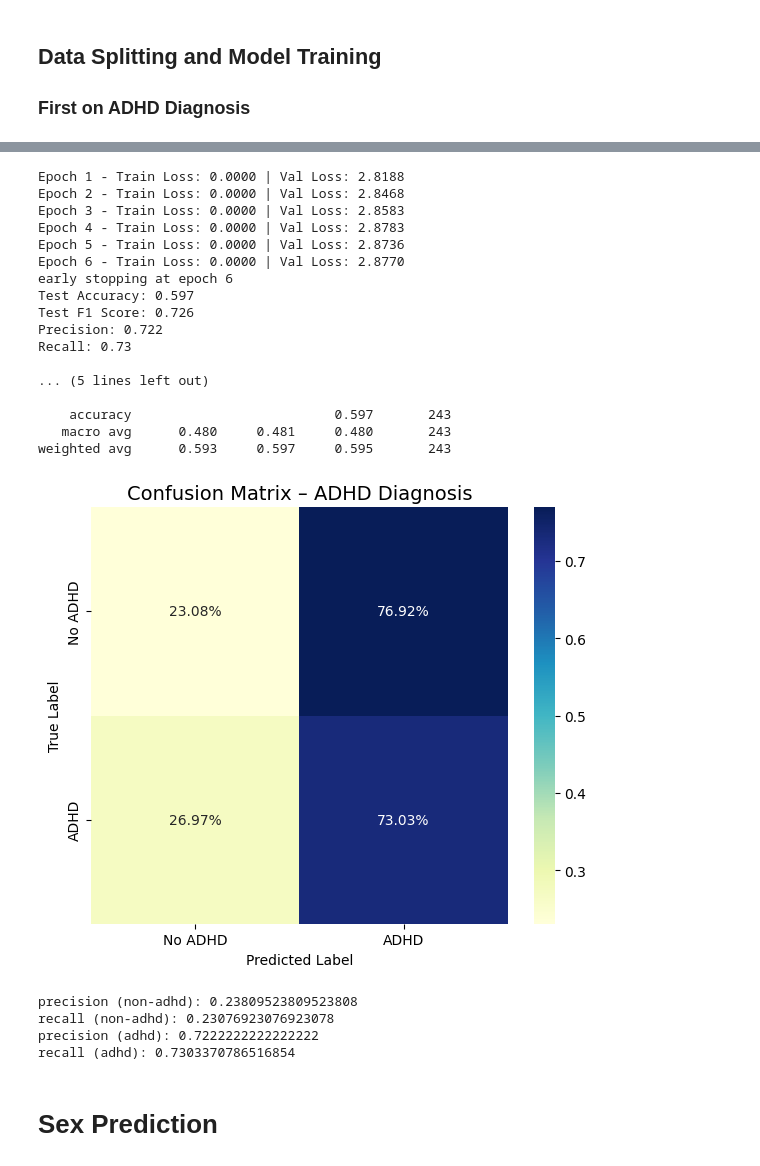
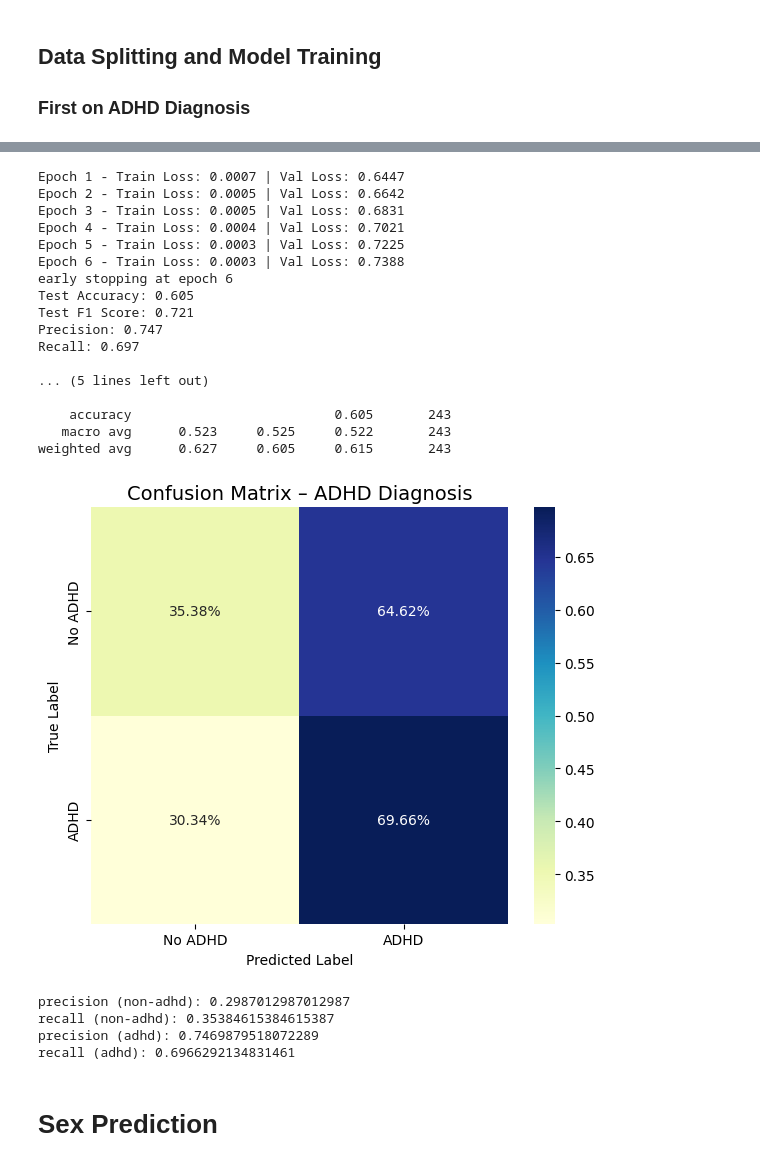
Before and after one commit to wendycarv/adhdDiagnosis, a Jupyter notebook: gnn_notebook_pt2.ipynb, the cells around one changed output, grey strips where cells are left out. Drawn from its saved outputs; the diff is of its cells as text; code cells hidden in the pictures.

```diff
--- a/gnn_notebook_pt2.ipynb
+++ b/gnn_notebook_pt2.ipynb
@@ -10,7 +10,8 @@ import math
 import random
 import numpy as np
 
-TRAIN_DIR = "/home/undergrad/2026/wcarvalh/Documents/spring-2025/chm/hw4/data/TRAIN_NEW"
+#TRAIN_DIR = "/home/undergrad/2026/wcarvalh/Documents/spring-2025/chm/hw4/data/TRAIN_NEW"
+TRAIN_DIR = "./data/TRAIN_NEW"
 # Load the connectome CSV file without the first column (which contains patient IDs)
 connectome_df_no_labels = pd.read_csv(TRAIN_DIR + '/TRAIN_FUNCTIONAL_CONNECTOME_MATRICES_new_36P_Pearson.csv', index_col=0)
 
@@ -87,7 +88,7 @@ for i in range(len(connectivity_matrices)):
     matrix = connectivity_matrices[i]
     #edge_index = (matrix > 0).nonzero(as_tuple=False).t() # create edges based on non-zero entries
     #edge_attr = matrix[edge_index[0], edge_index[1]] # edge weights are the matrix values
-    k = 10  # or 15, depending on how sparse you want the graph
+    k = 15  # or 15, depending on how sparse you want the graph
 
     # list to collect top-k edges
     edges = []
@@ -233,7 +234,7 @@ for fold, (train_idx, val_idx) in enumerate(skf.split(X_trainval, y_trainval)):
 
     # train the model for a number of epochs
     losses = []
-    for epoch in range(100):
+    for epoch in range(50):
         loss = train(train_loader)
         losses.append(loss)
         if epoch % 10 == 0:
@@ -458,6 +464,7 @@ def evaluate_loss(model, data_loader):
     total_loss = 0
     with torch.no_grad():
         for data in data_loader:
+            data.to(device)
             out = model(data)
             loss = criterion(out, data.y)
             total_loss += loss.item()
@@ -520,50 +527,50 @@ print("Recall:", round(recall, 3))
 print("\nClassification Report:")
 print(classification_report(y_true, y_pred, digits=3))
 
 # plot confusion matrix
 cm = confusion_matrix(y_true, y_pred)
 cm_norm = cm / cm.sum(axis=1, keepdims=True)
 
 plt.figure(figsize=(6, 5))
 sns.heatmap(cm_norm, annot=True, cmap="YlGnBu", fmt=".2%", square=True, cbar=True)
 plt.title("Confusion Matrix – ADHD Diagnosis", fontsize=14)
 plt.xlabel("Predicted Label")
 plt.ylabel("True Label")
 plt.xticks([0.5, 1.5], ["No ADHD", "ADHD"])
 plt.yticks([0.5, 1.5], ["No ADHD", "ADHD"])
 plt.tight_layout()
 plt.show()
 
 # -----------------------
 # 6. evaluate class-wise precision and recall
 # -----------------------
 
 print("precision (non-adhd):", precision_score(y_true, y_pred, pos_label=0))
 print("recall (non-adhd):", recall_score(y_true, y_pred, pos_label=0))
 print("precision (adhd):", precision_score(y_true, y_pred, pos_label=1))
 print("recall (adhd):", recall_score(y_true, y_pred, pos_label=1))
 # %% [output]
-Epoch 1 - Train Loss: 0.0000 | Val Loss: 2.8188
-Epoch 2 - Train Loss: 0.0000 | Val Loss: 2.8468
-Epoch 3 - Train Loss: 0.0000 | Val Loss: 2.8583
-Epoch 4 - Train Loss: 0.0000 | Val Loss: 2.8783
-Epoch 5 - Train Loss: 0.0000 | Val Loss: 2.8736
-Epoch 6 - Train Loss: 0.0000 | Val Loss: 2.8770
+Epoch 1 - Train Loss: 0.0007 | Val Loss: 0.6447
+Epoch 2 - Train Loss: 0.0005 | Val Loss: 0.6642
+Epoch 3 - Train Loss: 0.0005 | Val Loss: 0.6831
+Epoch 4 - Train Loss: 0.0004 | Val Loss: 0.7021
+Epoch 5 - Train Loss: 0.0003 | Val Loss: 0.7225
+Epoch 6 - Train Loss: 0.0003 | Val Loss: 0.7388
 early stopping at epoch 6
-Test Accuracy: 0.597
-Test F1 Score: 0.726
-Precision: 0.722
-Recall: 0.73
+Test Accuracy: 0.605
+Test F1 Score: 0.721
+Precision: 0.747
+Recall: 0.697
 
 ... (5 lines left out)
 
-    accuracy                          0.597       243
-   macro avg      0.480     0.481     0.480       243
-weighted avg      0.593     0.597     0.595       243
+    accuracy                          0.605       243
+   macro avg      0.523     0.525     0.522       243
+weighted avg      0.627     0.605     0.615       243
-[figure, old version]
+[figure, new version]
-precision (non-adhd): 0.23809523809523808
-recall (non-adhd): 0.23076923076923078
-precision (adhd): 0.7222222222222222
-recall (adhd): 0.7303370786516854
+precision (non-adhd): 0.2987012987012987
+recall (non-adhd): 0.35384615384615387
+precision (adhd): 0.7469879518072289
+recall (adhd): 0.6966292134831461
 # %% [markdown]
 # Sex Prediction
```
Also changed, not shown: parts of 15 cells of this notebook.
